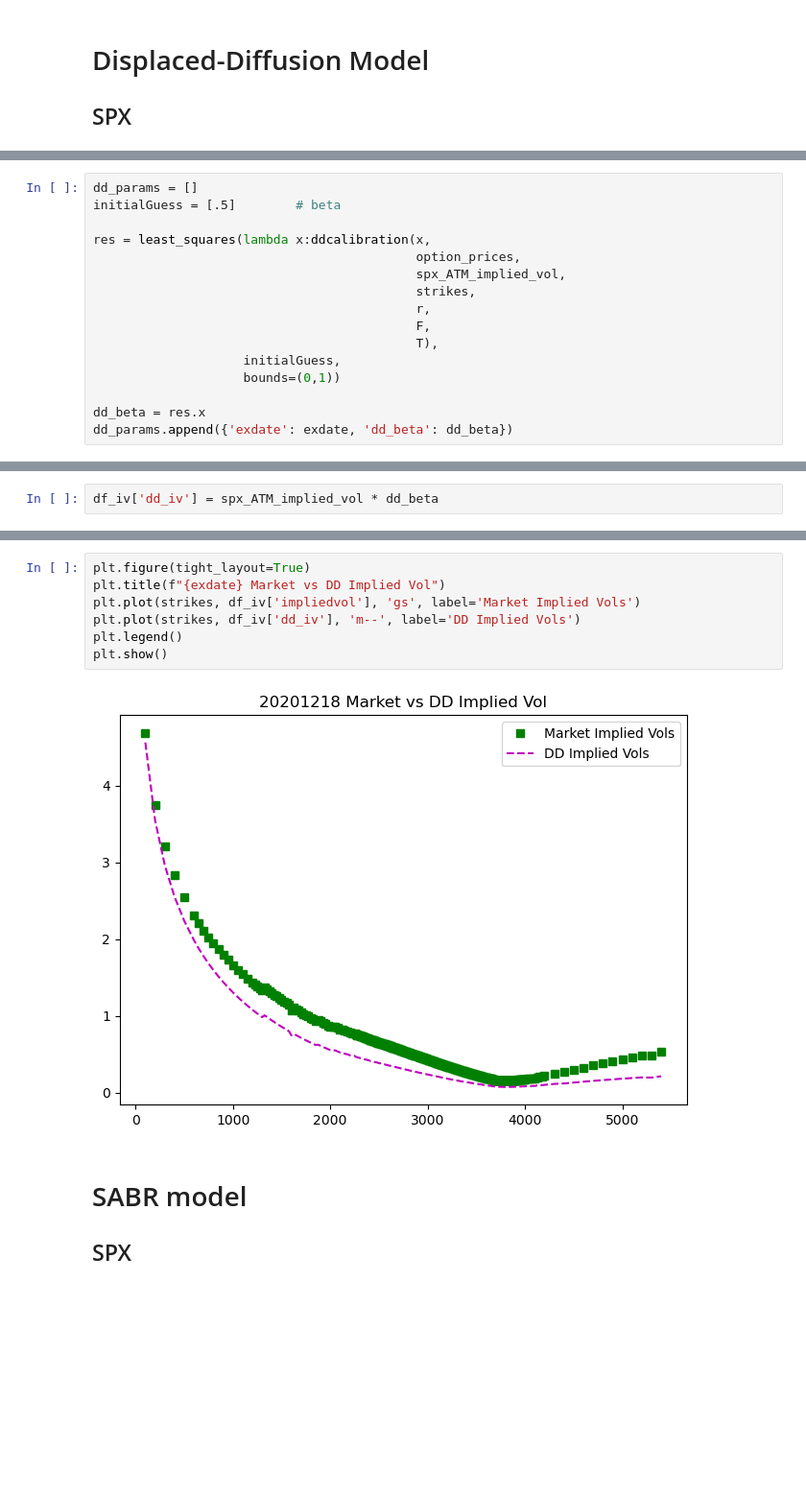
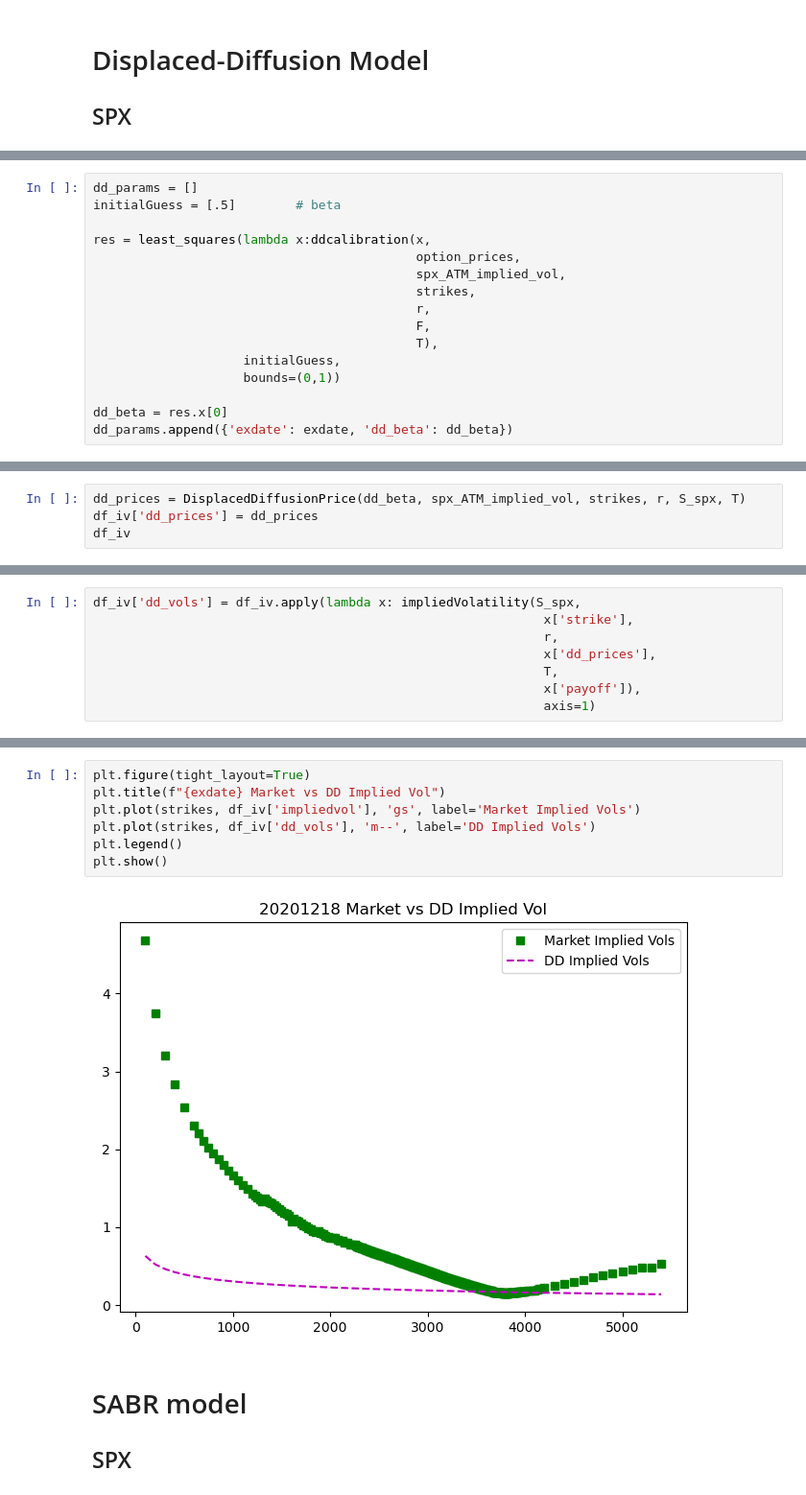
Before and after one commit to changjulian17/mqf_practice, a Jupyter notebook: QF620_Stochastic Modelling_in_Finance/Project/Part2_v3.ipynb, the cells around one changed output, grey strips where cells are left out. Shown at 96% size. Saved outputs shown, nothing was run; the diff lists cells and outputs as text; blank space fills up the shorter version.

Commit message:
fixed issue with black model. progress on part 2 displaced diffussion

```diff
--- a/QF620_Stochastic Modelling_in_Finance/Project/Part2_v3.ipynb
+++ b/QF620_Stochastic Modelling_in_Finance/Project/Part2_v3.ipynb
@@ -376,5 +394,5 @@ res = least_squares(lambda x:ddcalibration(x,
                     initialGuess,
                     bounds=(0,1))
 
-dd_beta = res.x
+dd_beta = res.x[0]
 dd_params.append({'exdate': exdate, 'dd_beta': dd_beta})
@@ -389,2 +398,0 @@ dd_params
-# %%
-df_iv['dd_iv'] = spx_ATM_implied_vol * dd_beta
@@ -392,0 +399,4 @@ ValueError: Length of values (1) does not match length of index (411)
+# %%
+dd_prices = DisplacedDiffusionPrice(dd_beta, spx_ATM_implied_vol, strikes, r, S_spx, T)
+df_iv['dd_prices'] = dd_prices
+df_iv
@@ -392,0 +417,8 @@ ValueError: Length of values (1) does not match length of index (411)
+# %%
+df_iv['dd_vols'] = df_iv.apply(lambda x: impliedVolatility(S_spx,
+                                                            x['strike'],
+                                                            r,
+                                                            x['dd_prices'],
+                                                            T,
+                                                            x['payoff']),
+                                                            axis=1)
@@ -393,12 +441,12 @@ ValueError: Length of values (1) does not match length of index (411)
 # %%
 plt.figure(tight_layout=True)
 plt.title(f"{exdate} Market vs DD Implied Vol")
 plt.plot(strikes, df_iv['impliedvol'], 'gs', label='Market Implied Vols')
-plt.plot(strikes, df_iv['dd_iv'], 'm--', label='DD Implied Vols')
+plt.plot(strikes, df_iv['dd_vols'], 'm--', label='DD Implied Vols')
 plt.legend()
 plt.show()
 # %% [output]
-[figure, old version]
+[figure, new version]
 # %% [markdown]
 # SABR model
 
```
Also changed, not shown: parts of 12 cells of this notebook, 2 other files.
